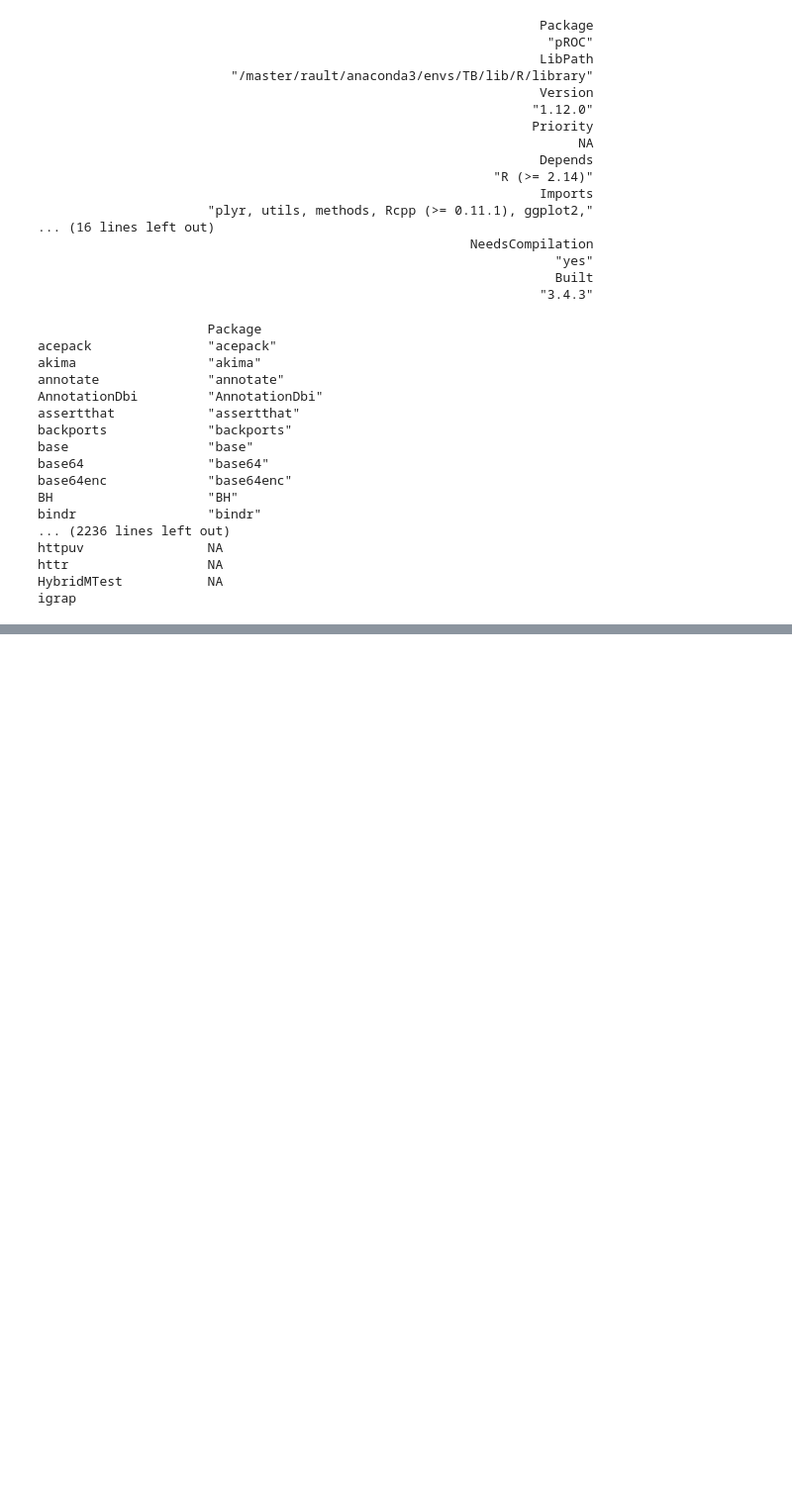
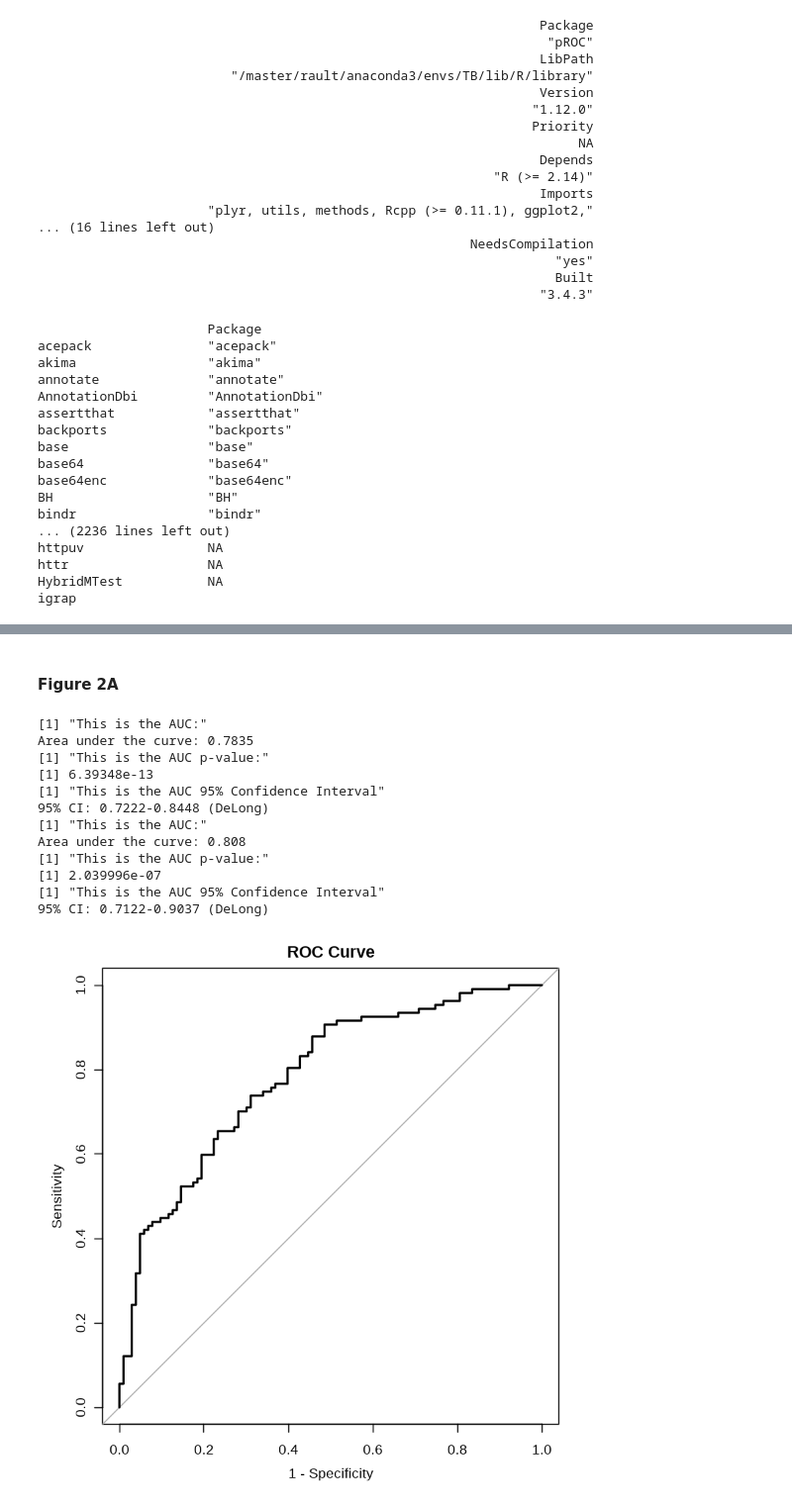
Before and after one commit to remi10001/TB, a Jupyter notebook: Time Since Infection_Submission_Streamlinedcode.ipynb, the cells around one changed output, grey strips where cells are left out. Shown at 99% size. Cells and saved outputs as stored; diff of their text form; code cells hidden in the pictures; blank space fills up the shorter version.

```diff
--- a/Time Since Infection_Submission_Streamlinedcode.ipynb
+++ b/Time Since Infection_Submission_Streamlinedcode.ipynb
@@ -75,0 +308,3 @@ igrap
+# %%
+test.latent.monkeys = c('M13', 'M27', 'M34', 'M15', 'M35', 'M36')
+test.active.monkeys = c('M1', 'M16', 'M32', 'M18', 'M23')
@@ -75,0 +449,26 @@ igrap
+# %% [markdown]
+#### Figure 2A
+# %%
+models.monkey.ROC = models
+model.monkey.ROC = models.monkey.ROC$glmnet
+
+glmnet.monkey.val.ROC = my.roc(model.monkey.ROC$pred$early, model.monkey.ROC$pred$obs, "early")
+
+pred.monkey.test = predict(model.monkey.ROC, newdata = expres.test, type="prob")
+glmnet.monkey.ROC = my.roc(pred.monkey.test$early,
+                          pheno.test$time.period,
+                          "early")
+# %% [output]
+[1] "This is the AUC:"
+Area under the curve: 0.7835
+[1] "This is the AUC p-value:"
+[1] 6.39348e-13
+[1] "This is the AUC 95% Confidence Interval"
+95% CI: 0.7222-0.8448 (DeLong)
+[1] "This is the AUC:"
+Area under the curve: 0.808
+[1] "This is the AUC p-value:"
+[1] 2.039996e-07
+[1] "This is the AUC 95% Confidence Interval"
+95% CI: 0.7122-0.9037 (DeLong)
+[figure, added]
```
Also changed, not shown: parts of 59 cells of this notebook, 3 other files.
